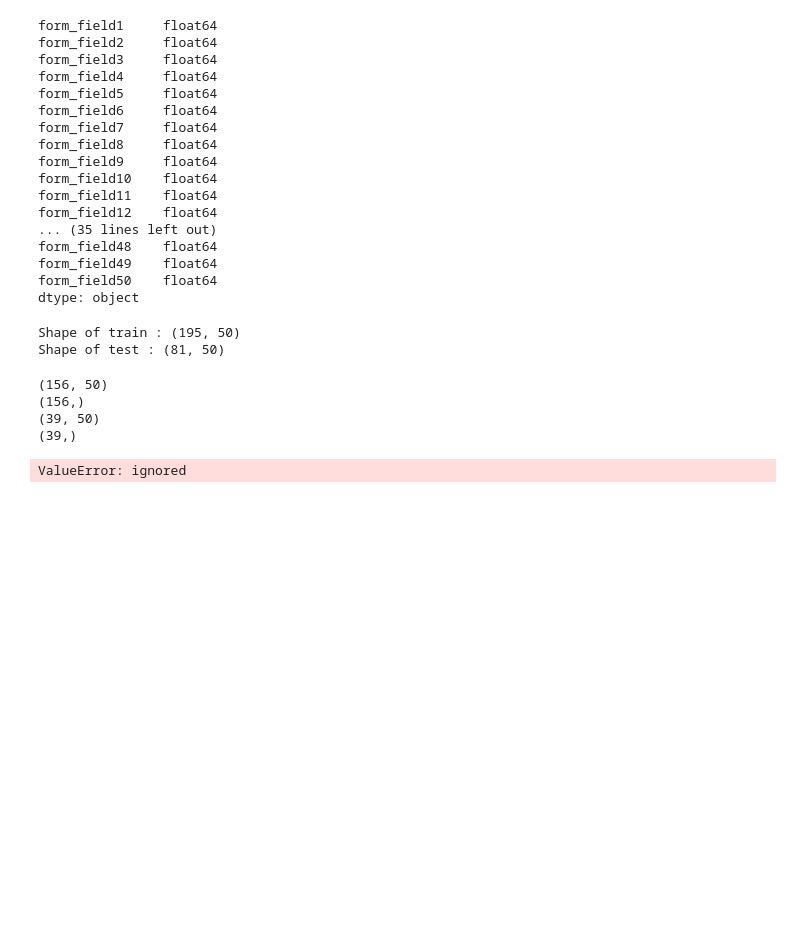
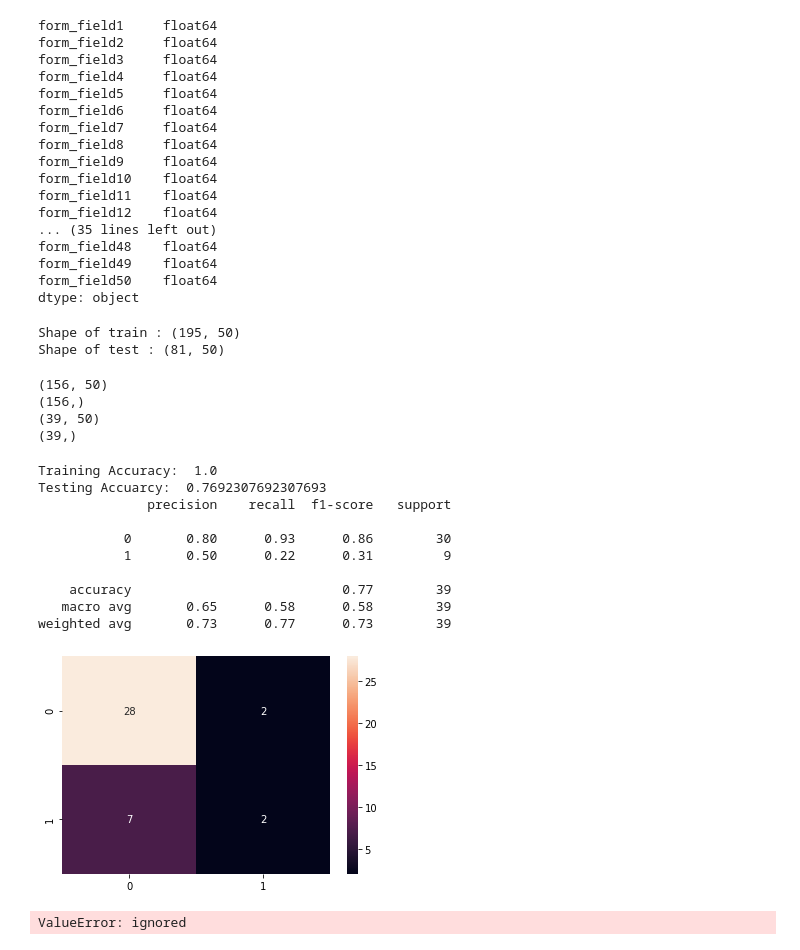
Before and after one commit to Ayanlola2002/DATA-SCIENCE-PROJECTS, a Jupyter notebook: DSN_BOOTCAMP_2020.ipynb, the cells around one changed output. Drawn from its saved outputs; the diff is of its cells as text; code cells hidden in the pictures; blank space fills up the shorter version.

```diff
--- a/DSN_BOOTCAMP_2020.ipynb
+++ b/DSN_BOOTCAMP_2020.ipynb
@@ -255,5 +257,5 @@ train_df.loc[train_df.default_status=='no','default_status']=0
 train_df.loc[train_df.default_status=='yes','default_status']=1
 # %%
 #saving the order Id column and predictor column
-Application_id=test_df['Applicant_ID']
-y_train=train_df.iloc[:,-1]
+#Application_id=test_df['Applicant_ID']
+y_train=train_df.iloc[:,-1].astype('int')
@@ -369,25 +386,44 @@ x_valid = sc.transform(x_valid)
 x_test = sc.transform(x_test)
 # %%
 # Appllying RANDOM FOREST CLASSIFIER
-
+import seaborn as sns
 from sklearn.ensemble import RandomForestClassifier
 from sklearn.metrics import confusion_matrix
 from sklearn.metrics import classification_report
 
 model_rf = RandomForestClassifier()
 model_rf.fit(x_train, y_train)
 
 y_pred = model_rf.predict(x_valid)
 
 print("Training Accuracy: ", model_rf.score(x_train, y_train))
 print('Testing Accuarcy: ', model_rf.score(x_valid, y_valid))
 
 # making a classification report
 cr = classification_report(y_valid,  y_pred)
 print(cr)
 
 # making a confusion matrix
 cm = confusion_matrix(y_valid, y_pred)
 sns.heatmap(cm, annot = True)
+
+y_pred = model_rf.predict(x_test)
 # %% [output]
-ValueError: ignored
+Training Accuracy:  1.0
+Testing Accuarcy:  0.7692307692307693
+              precision    recall  f1-score   support
+
+           0       0.80      0.93      0.86        30
+           1       0.50      0.22      0.31         9
+
+    accuracy                           0.77        39
+   macro avg       0.65      0.58      0.58        39
+weighted avg       0.73      0.77      0.73        39
+[figure, added]
+# %%
+
+#Prepare our Submission file
+my_submission = pd.DataFrame({'Application ID':Application_id, 'default_status':y_pred})
+my_submission.to_csv('submission_ayanlola.csv', index=False)
+# %% [output]
+ValueError: ignored
```
Also changed, not shown: parts of 2 cells of this notebook.
